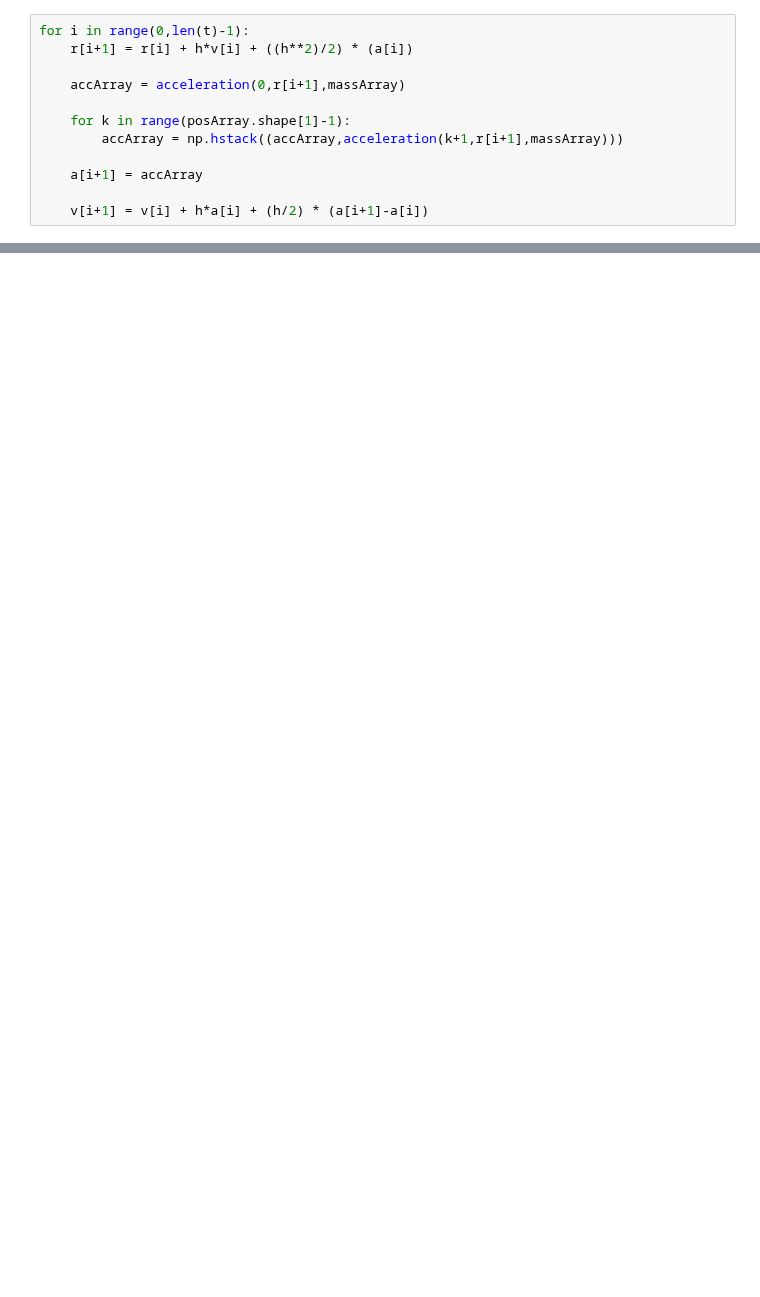
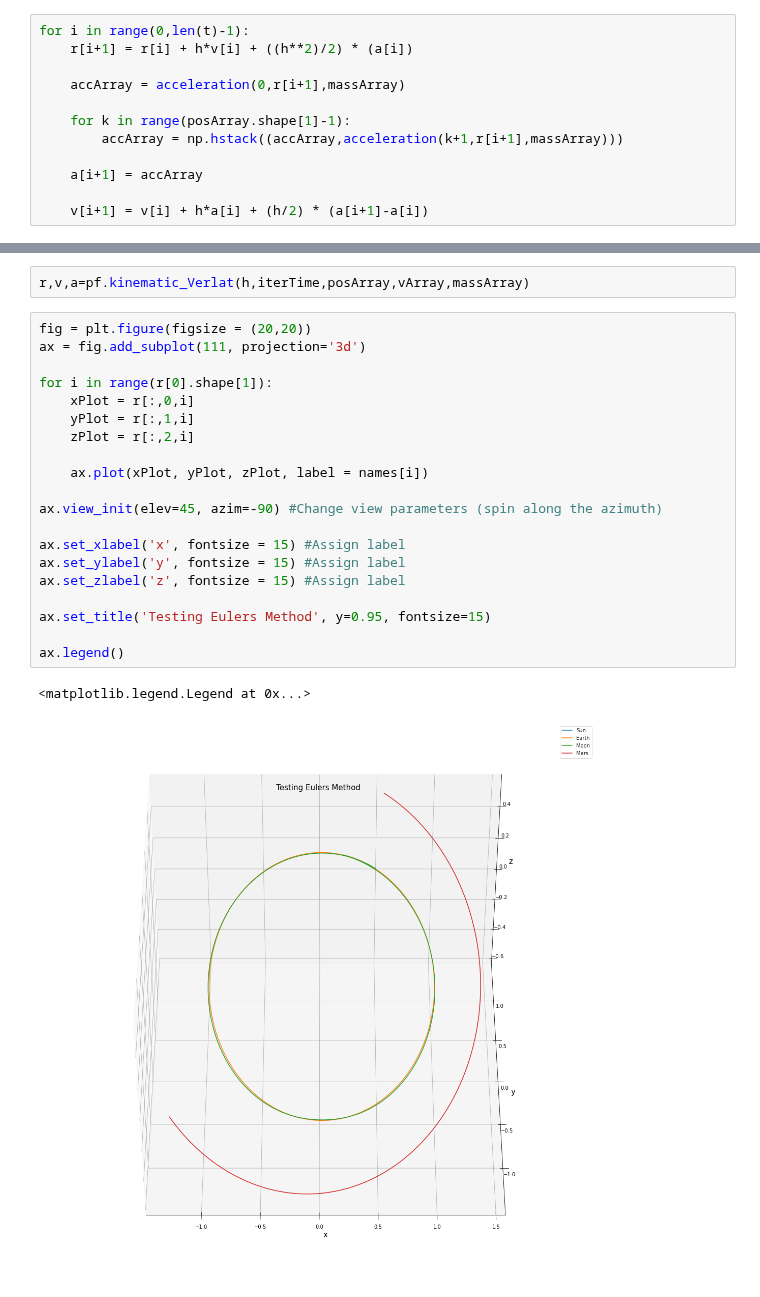
Before and after one commit to eoswald3/CMSE_Science2_Project, a Jupyter notebook: Testing/VerlatMethodTesting.ipynb, the cells around one changed output, grey strips where cells are left out. Drawn from its saved outputs; the diff is of its cells as text; blank space fills up the shorter version.

```diff
--- a/Testing/VerlatMethodTesting.ipynb
+++ b/Testing/VerlatMethodTesting.ipynb
@@ -114,0 +119,25 @@ ax.legend()
+# %%
+r,v,a=pf.kinematic_Verlat(h,iterTime,posArray,vArray,massArray)
+# %%
+fig = plt.figure(figsize = (20,20))
+ax = fig.add_subplot(111, projection='3d')
+
+for i in range(r[0].shape[1]):
+    xPlot = r[:,0,i]
+    yPlot = r[:,1,i]
+    zPlot = r[:,2,i]
+
+    ax.plot(xPlot, yPlot, zPlot, label = names[i])
+
+ax.view_init(elev=45, azim=-90) #Change view parameters (spin along the azimuth)
+
+ax.set_xlabel('x', fontsize = 15) #Assign label
+ax.set_ylabel('y', fontsize = 15) #Assign label
+ax.set_zlabel('z', fontsize = 15) #Assign label
+
+ax.set_title('Testing Eulers Method', y=0.95, fontsize=15)
+
+ax.legend()
+# %% [output]
+<matplotlib.legend.Legend at 0x...>
+[figure, added]
```
Also changed, not shown: parts of 4 cells of this notebook.
